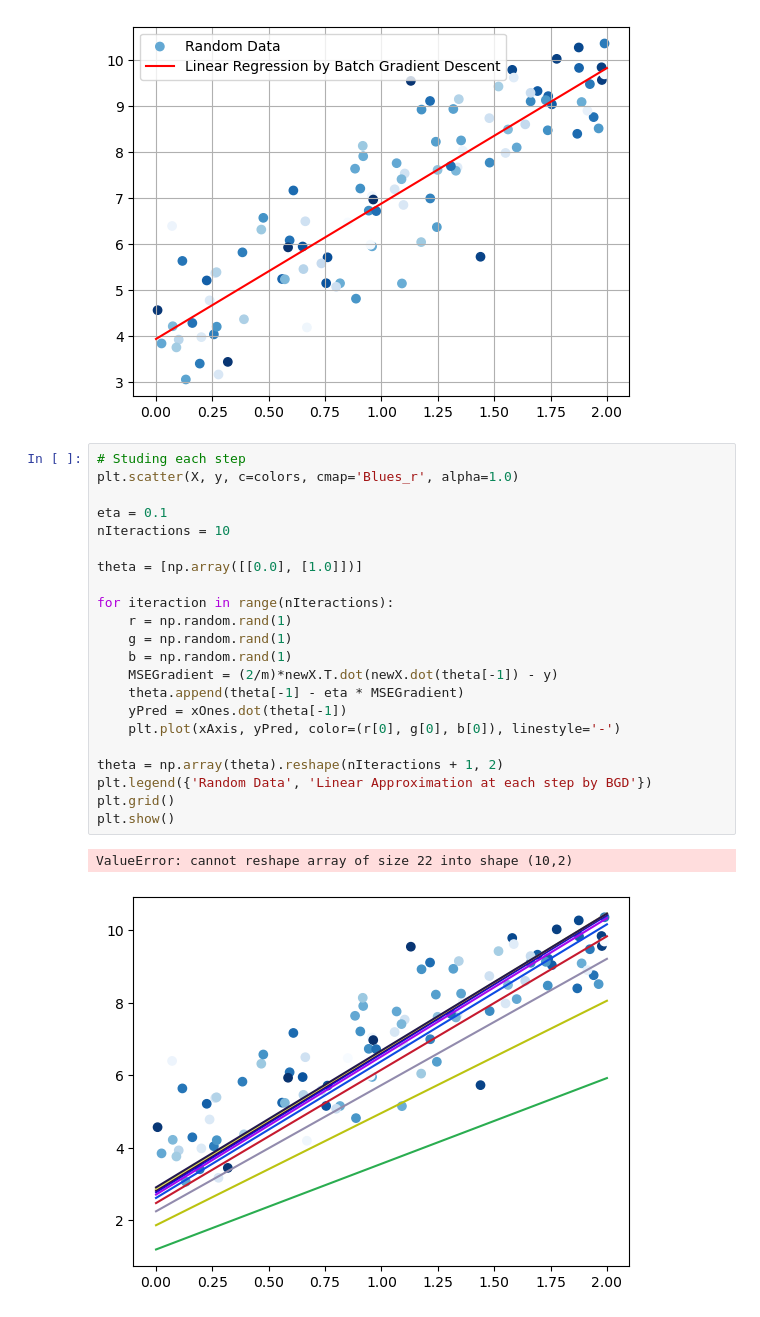
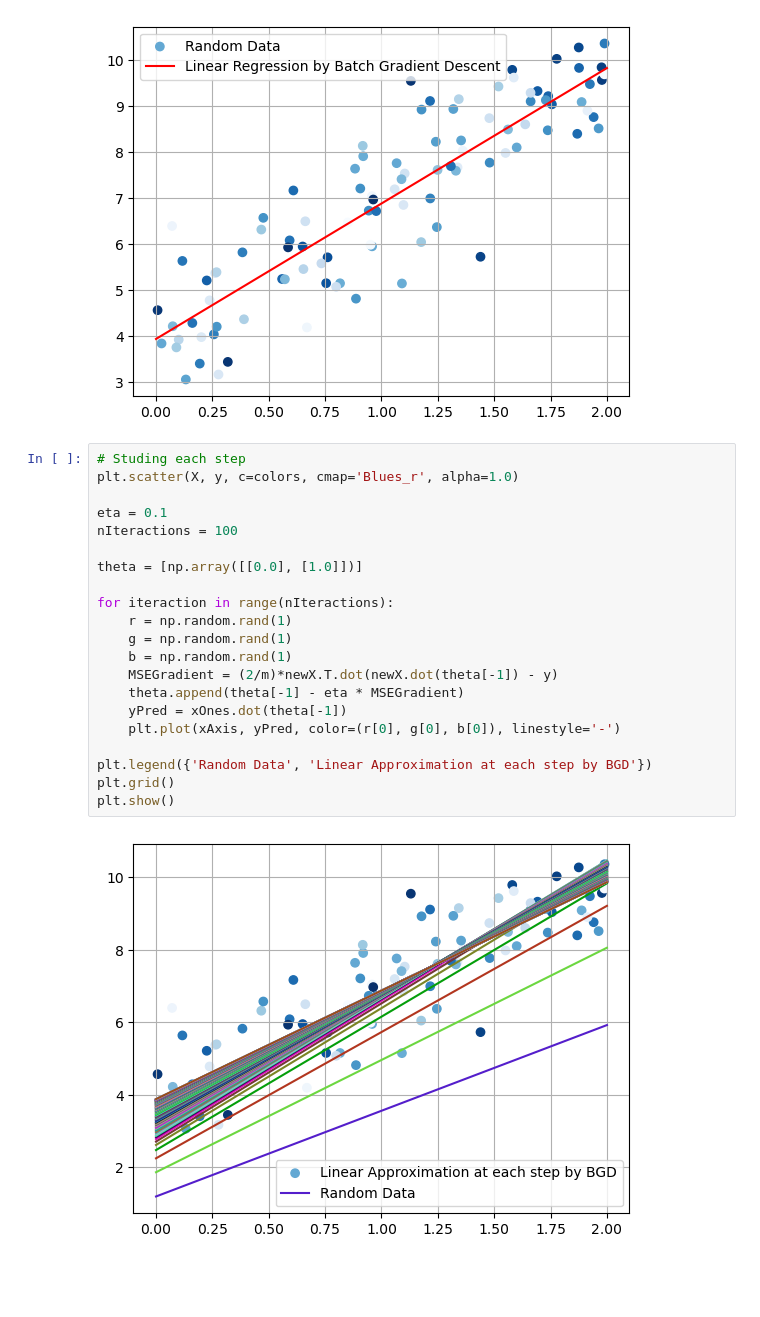
Before and after one commit to IIIL4KIII/MachineLearning, a Jupyter notebook: LinearRegression.ipynb, the cells around one changed output. Saved outputs shown, nothing was run; the diff lists cells and outputs as text; blank space fills up the shorter version.

```diff
--- a/LinearRegression.ipynb
+++ b/LinearRegression.ipynb
@@ -85,28 +85,26 @@ plt.show()
 # %%
 # Studing each step
 plt.scatter(X, y, c=colors, cmap='Blues_r', alpha=1.0)
 
 eta = 0.1
-nIteractions = 10
+nIteractions = 100
 
 theta = [np.array([[0.0], [1.0]])]
 
 for iteraction in range(nIteractions):
     r = np.random.rand(1)
     g = np.random.rand(1)
     b = np.random.rand(1)
     MSEGradient = (2/m)*newX.T.dot(newX.dot(theta[-1]) - y)
     theta.append(theta[-1] - eta * MSEGradient)
     yPred = xOnes.dot(theta[-1])
     plt.plot(xAxis, yPred, color=(r[0], g[0], b[0]), linestyle='-')
 
-theta = np.array(theta).reshape(nIteractions + 1, 2)
 plt.legend({'Random Data', 'Linear Approximation at each step by BGD'})
 plt.grid()
 plt.show()
 # %% [output]
-ValueError: cannot reshape array of size 22 into shape (10,2)
-[figure, old version]
+[figure, new version]
 # %%
 def MSE(theta):
     return np.mean((newX.dot(np.array([[theta[0]], [theta[1]]])) - y) ** 2)
```
Also changed, not shown: parts of 2 cells of this notebook.
